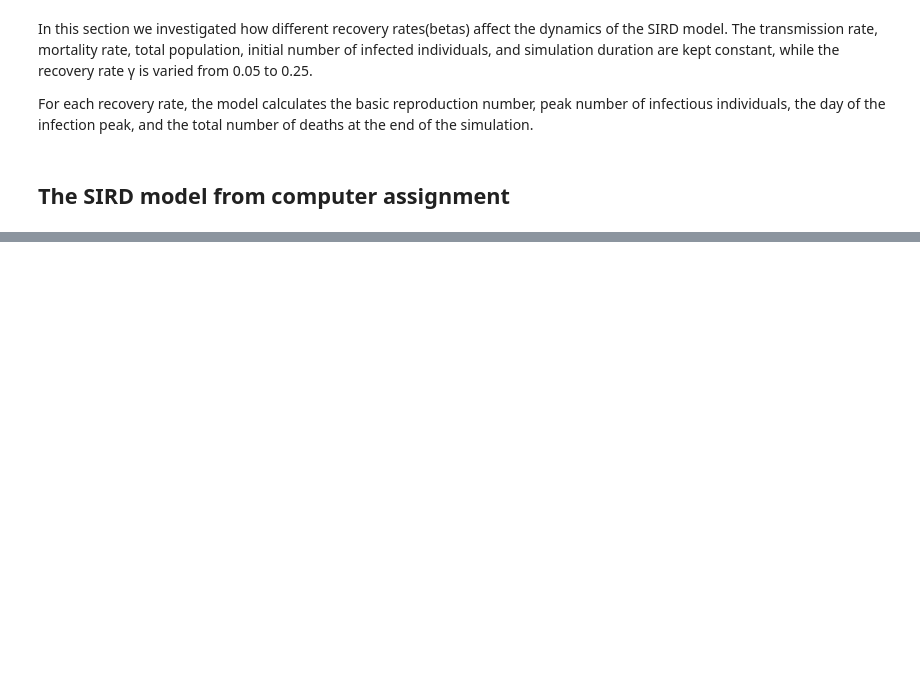
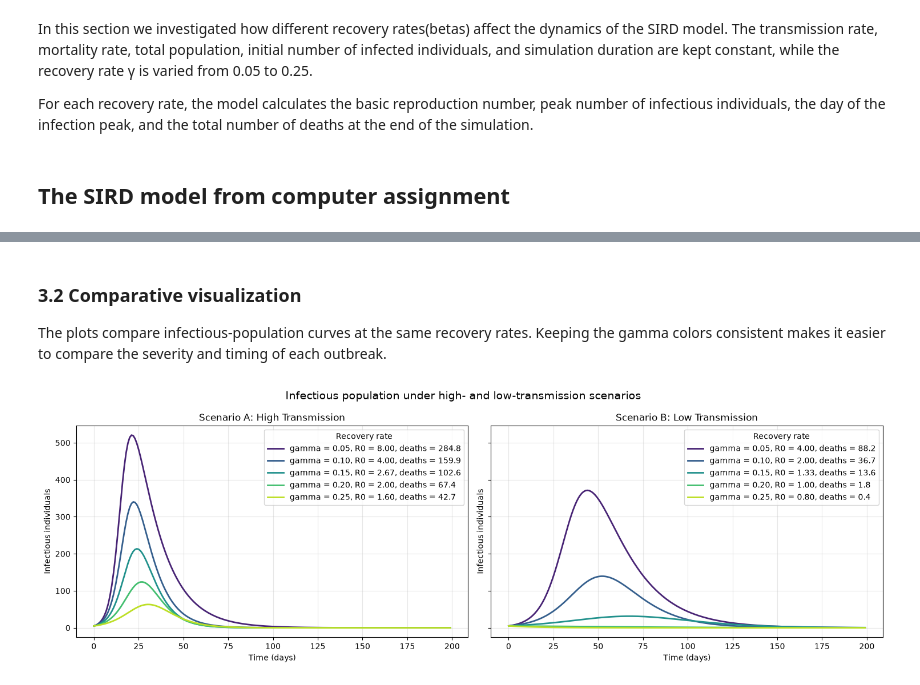
Before and after one commit to elenagos/assignmentsgroup5, a Jupyter notebook: assignment1/analysis.ipynb, the cells around one changed output, grey strips where cells are left out. Cells and saved outputs as stored; diff of their text form; code cells hidden in the pictures; blank space fills up the shorter version.

```diff
--- a/assignment1/analysis.ipynb
+++ b/assignment1/analysis.ipynb
@@ -165,0 +211,34 @@ results_df
+# %% [markdown]
+### 3.2 Comparative visualization
+
+The plots compare infectious-population curves at the same recovery rates. Keeping the gamma colors consistent makes it easier to compare the severity and timing of each outbreak.
+# %%
+gamma_values = [0.05, 0.10, 0.15, 0.20, 0.25]
+
+t = np.linspace(0, 199, 200)
+scenarios = {
+    'Scenario A: High Transmission': (0.4, 0.02),
+    'Scenario B: Low Transmission': (0.2, 0.005)
+}
+colors = plt.cm.viridis(np.linspace(0.1, 0.9, len(gamma_values)))
+
+fig, axes = plt.subplots(1, 2, figsize=(15, 5), sharey=True)
+for ax, (scenario_name, (beta, mu)) in zip(axes, scenarios.items()):
+    for gamma, color in zip(gamma_values, colors):
+        # Solve the SIRD equations with the scenario-specific beta and mu.
+        solution = odeint(sird_model, [995, 5, 0, 0], t, args=(beta, gamma, mu))
+        R0 = beta / gamma
+        total_deaths = solution[-1, 3]
+        label = f'gamma = {gamma:.2f}, R0 = {R0:.2f}, deaths = {total_deaths:.1f}'
+        ax.plot(t, solution[:, 1], color=color, linewidth=2, label=label)
+    ax.set_title(scenario_name)
+    ax.set_xlabel('Time (days)')
+    ax.set_ylabel('Infectious individuals')
+    ax.grid(True, alpha=0.3)
+    ax.legend(title='Recovery rate')
+
+fig.suptitle('Infectious population under high- and low-transmission scenarios', fontsize=14)
+plt.tight_layout()
+plt.show()
+# %% [output]
+[figure, added]
```
Also changed, not shown: parts of 10 cells of this notebook.
